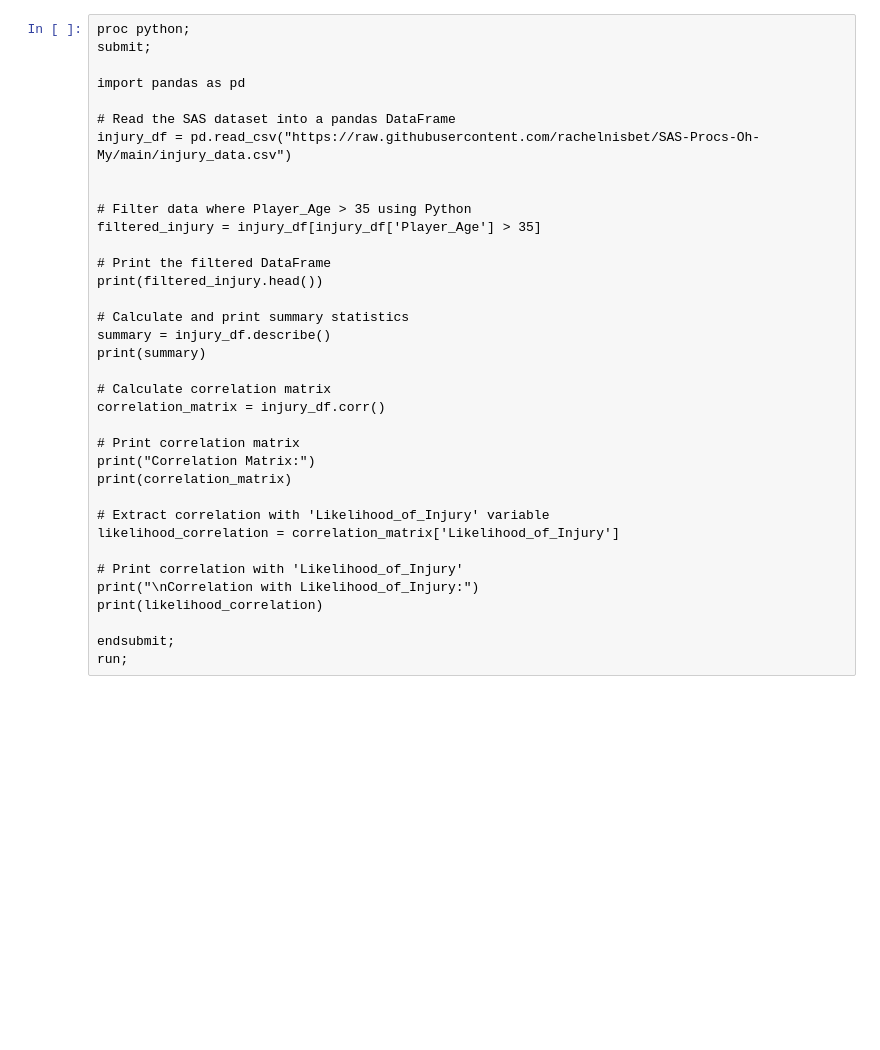
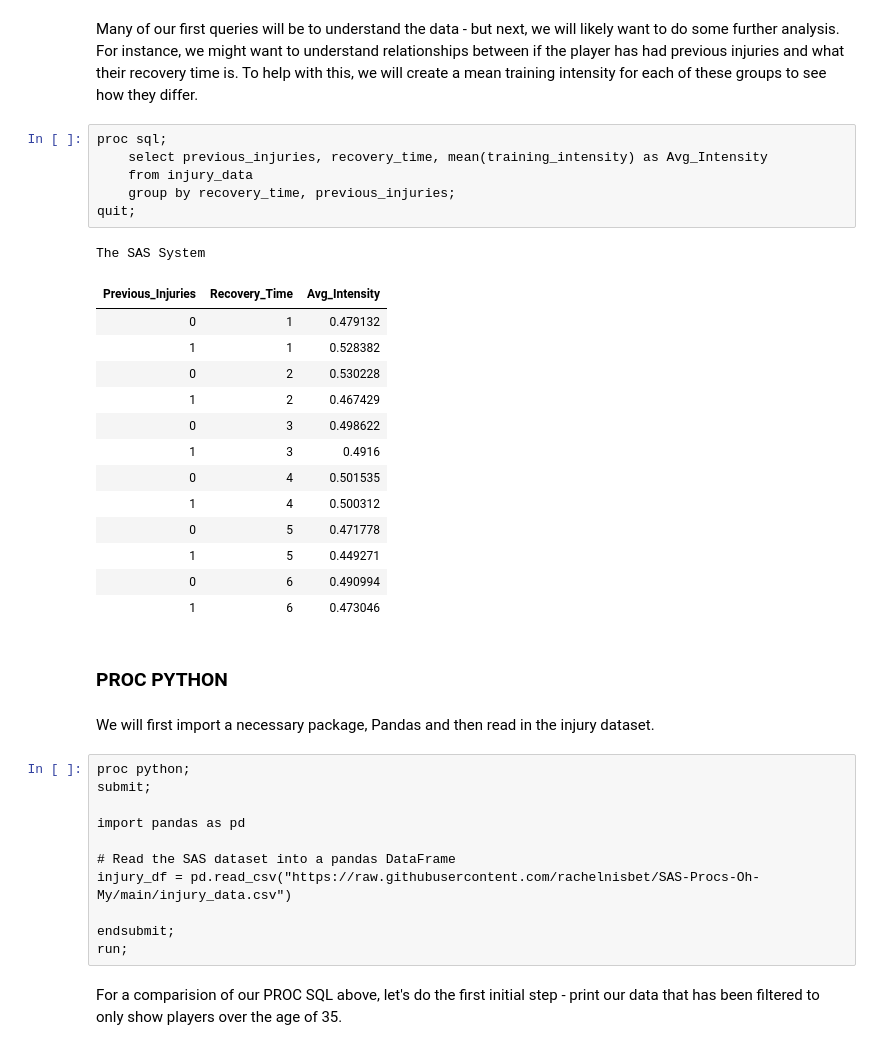
Before and after one commit to rachelnisbet/SAS-Procs-Oh-My, a Jupyter notebook: Procs-Oh My.ipynb, the cells around one changed output. Cells and saved outputs as stored; diff of their text form; blank space fills up the shorter version.

```diff
--- a/Procs-Oh My.ipynb
+++ b/Procs-Oh My.ipynb
@@ -21,3 +62,31 @@ quit;
+# %% [markdown]
+Many of our first queries will be to understand the data - but next, we will likely want to do some further analysis.
+For instance, we might want to understand relationships between if the player has had previous injuries and what their recovery time is. To help with this, we will create a mean training intensity for each of these groups to see how they differ.
+# %%
+proc sql;
+    select previous_injuries, recovery_time, mean(training_intensity) as Avg_Intensity
+    from injury_data
+    group by recovery_time, previous_injuries;
+quit;
+# %% [output]
+The SAS System
+| Previous_Injuries | Recovery_Time | Avg_Intensity |
+| 0 | 1 | 0.479132 |
+| 1 | 1 | 0.528382 |
+| 0 | 2 | 0.530228 |
+| 1 | 2 | 0.467429 |
+| 0 | 3 | 0.498622 |
+| 1 | 3 | 0.4916 |
+| 0 | 4 | 0.501535 |
+| 1 | 4 | 0.500312 |
+| 0 | 5 | 0.471778 |
+| 1 | 5 | 0.449271 |
+| 0 | 6 | 0.490994 |
+| 1 | 6 | 0.473046 |
+# %% [markdown]
+### PROC PYTHON
+# %% [markdown]
+We will first import a necessary package, Pandas and then read in the injury dataset.
 # %%
 proc python;
 submit;
@@ -27,30 +96,7 @@ import pandas as pd
 # Read the SAS dataset into a pandas DataFrame
 injury_df = pd.read_csv("https://raw.githubusercontent.com/rachelnisbet/SAS-Procs-Oh-My/main/injury_data.csv")
 
-
-# Filter data where Player_Age > 35 using Python
-filtered_injury = injury_df[injury_df['Player_Age'] > 35]
-
-# Print the filtered DataFrame
-print(filtered_injury.head())
-
-# Calculate and print summary statistics
-summary = injury_df.describe()
-print(summary)
-
-# Calculate correlation matrix
-correlation_matrix = injury_df.corr()
-
-# Print correlation matrix
-print("Correlation Matrix:")
-print(correlation_matrix)
-
-# Extract correlation with 'Likelihood_of_Injury' variable
-likelihood_correlation = correlation_matrix['Likelihood_of_Injury']
-
-# Print correlation with 'Likelihood_of_Injury'
-print("\nCorrelation with Likelihood_of_Injury:")
-print(likelihood_correlation)
-
 endsubmit;
 run;
+# %% [markdown]
+For a comparision of our PROC SQL above, let's do the first initial step - print our data that has been filtered to only show players over the age of 35.
```
Also changed, not shown: parts of 27 cells of this notebook.
